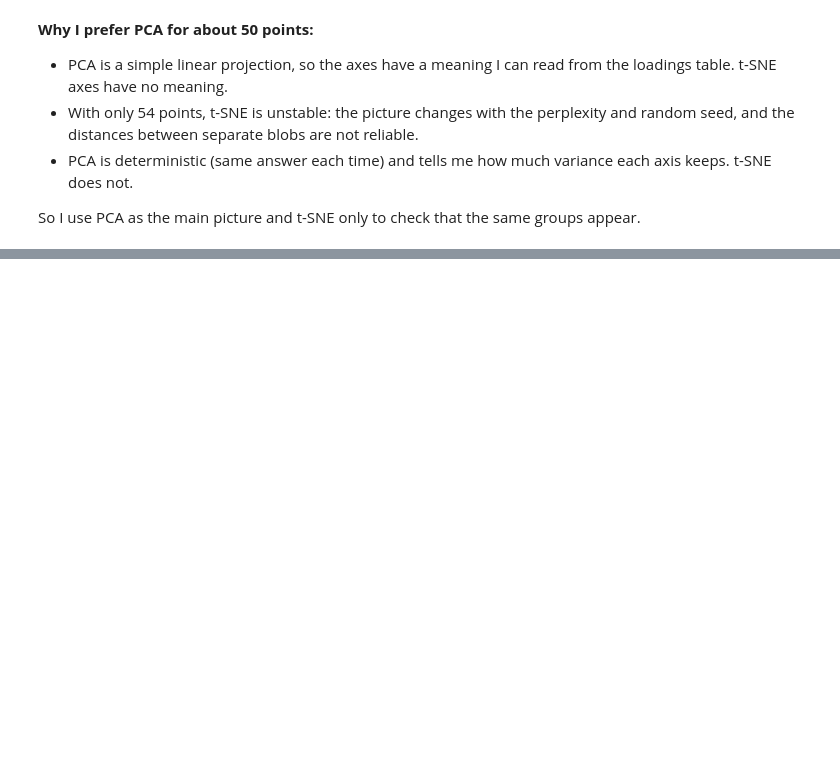
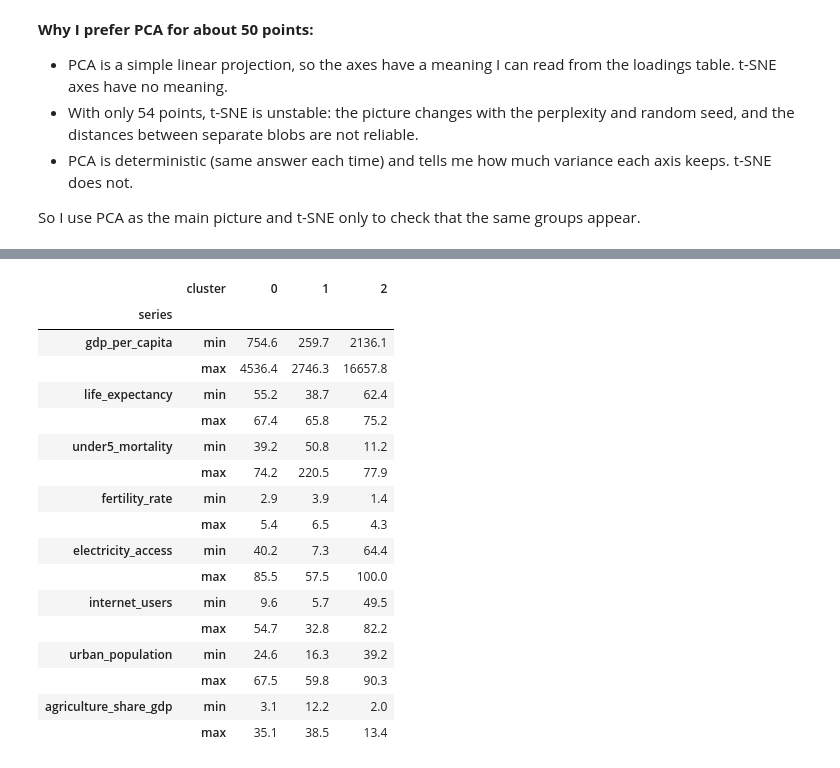
Before and after one commit to Mishiez/learning-patterns-ml, a Jupyter notebook: j1-supervised-unsupervised/notebooks/02_unsupervised_africa_indicators.ipynb, the cells around one changed output, grey strips where cells are left out. Cells and saved outputs as stored; diff of their text form; code cells hidden in the pictures; blank space fills up the shorter version.

Commit message:
cluster interpretation

```diff
--- a/j1-supervised-unsupervised/notebooks/02_unsupervised_africa_indicators.ipynb
+++ b/j1-supervised-unsupervised/notebooks/02_unsupervised_africa_indicators.ipynb
@@ -425,0 +431,18 @@ So I use PCA as the main picture and t-SNE only to check that the same groups ap
+# %%
+# Original (unscaled, not logged) indicators, with the cluster number attached
+original_cols = [
+    "gdp_per_capita", "life_expectancy", "under5_mortality", "fertility_rate",
+    "electricity_access", "internet_users", "urban_population", "agriculture_share_gdp",
+]
+profile_data = countries_clean[original_cols].copy()
+profile_data["cluster"] = clusters
+
+# Mean of each indicator per cluster, plus how many countries are in it
+cluster_profile = profile_data.groupby("cluster").mean().round(1)
+cluster_profile.insert(0, "n_countries", clusters.value_counts().sort_index())
+
+# Add Kenya's own values as a last row to compare against its cluster
+kenya_row = profile_data.loc["KEN", original_cols].round(1)
+kenya_row["n_countries"] = np.nan
+cluster_profile.loc["Kenya"] = kenya_row
+cluster_profile
@@ -425,0 +456,23 @@ So I use PCA as the main picture and t-SNE only to check that the same groups ap
+# %%
+# Spread inside each cluster (min and max), to see how uniform each group really is
+spread = profile_data.groupby("cluster")[original_cols].agg(["min", "max"]).round(1)
+spread.T
+# %% [output]
+|  | cluster | 0 | 1 | 2 |
+| series |  |  |  |  |
+| gdp_per_capita | min | 754.6 | 259.7 | 2136.1 |
+|  | max | 4536.4 | 2746.3 | 16657.8 |
+| life_expectancy | min | 55.2 | 38.7 | 62.4 |
+|  | max | 67.4 | 65.8 | 75.2 |
+| under5_mortality | min | 39.2 | 50.8 | 11.2 |
+|  | max | 74.2 | 220.5 | 77.9 |
+| fertility_rate | min | 2.9 | 3.9 | 1.4 |
+|  | max | 5.4 | 6.5 | 4.3 |
+| electricity_access | min | 40.2 | 7.3 | 64.4 |
+|  | max | 85.5 | 57.5 | 100.0 |
+| internet_users | min | 9.6 | 5.7 | 49.5 |
+|  | max | 54.7 | 32.8 | 82.2 |
+| urban_population | min | 24.6 | 16.3 | 39.2 |
+|  | max | 67.5 | 59.8 | 90.3 |
+| agriculture_share_gdp | min | 3.1 | 12.2 | 2.0 |
+|  | max | 35.1 | 38.5 | 13.4 |
```
Also changed, not shown: parts of 4 cells of this notebook.
